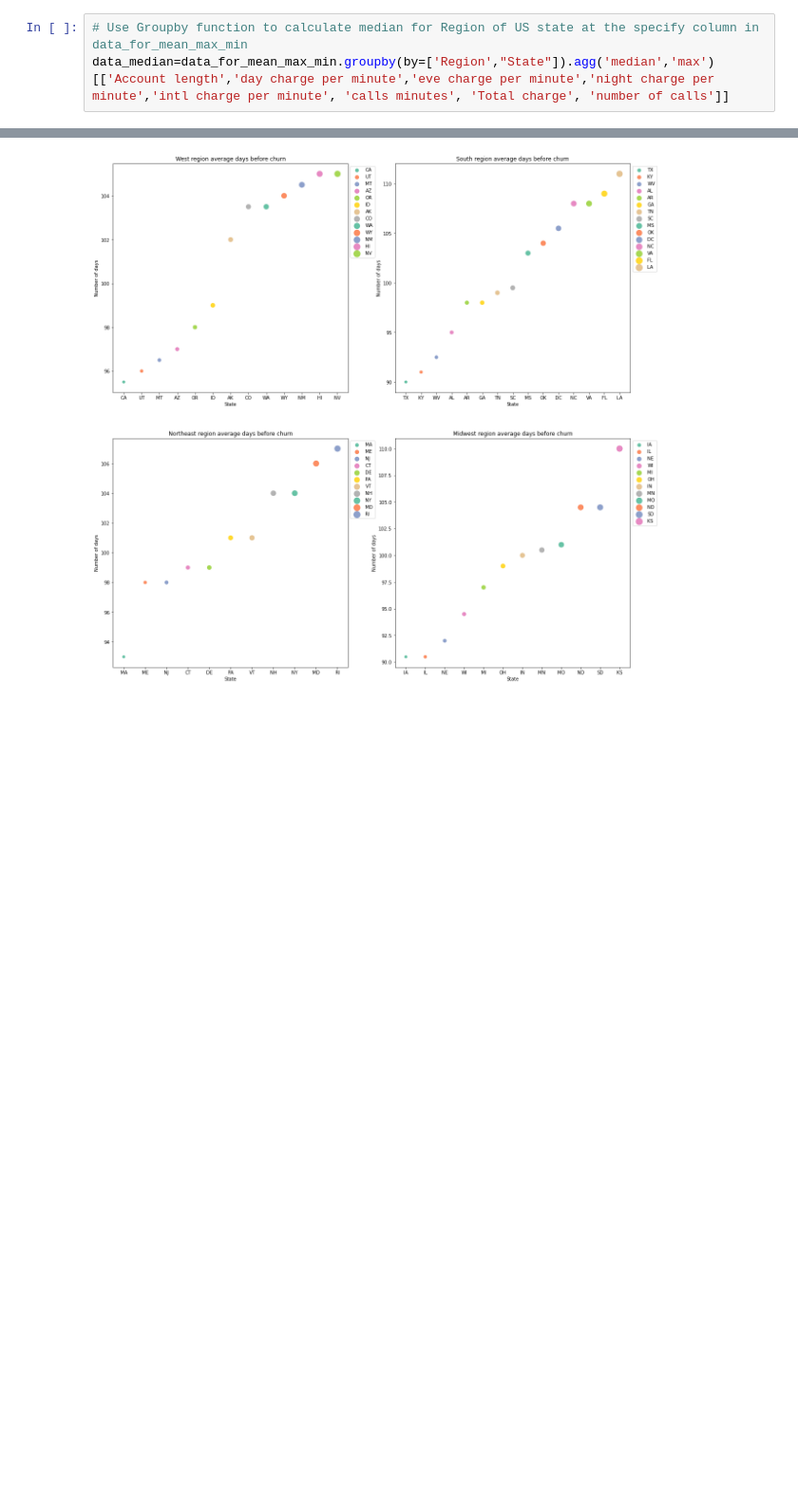
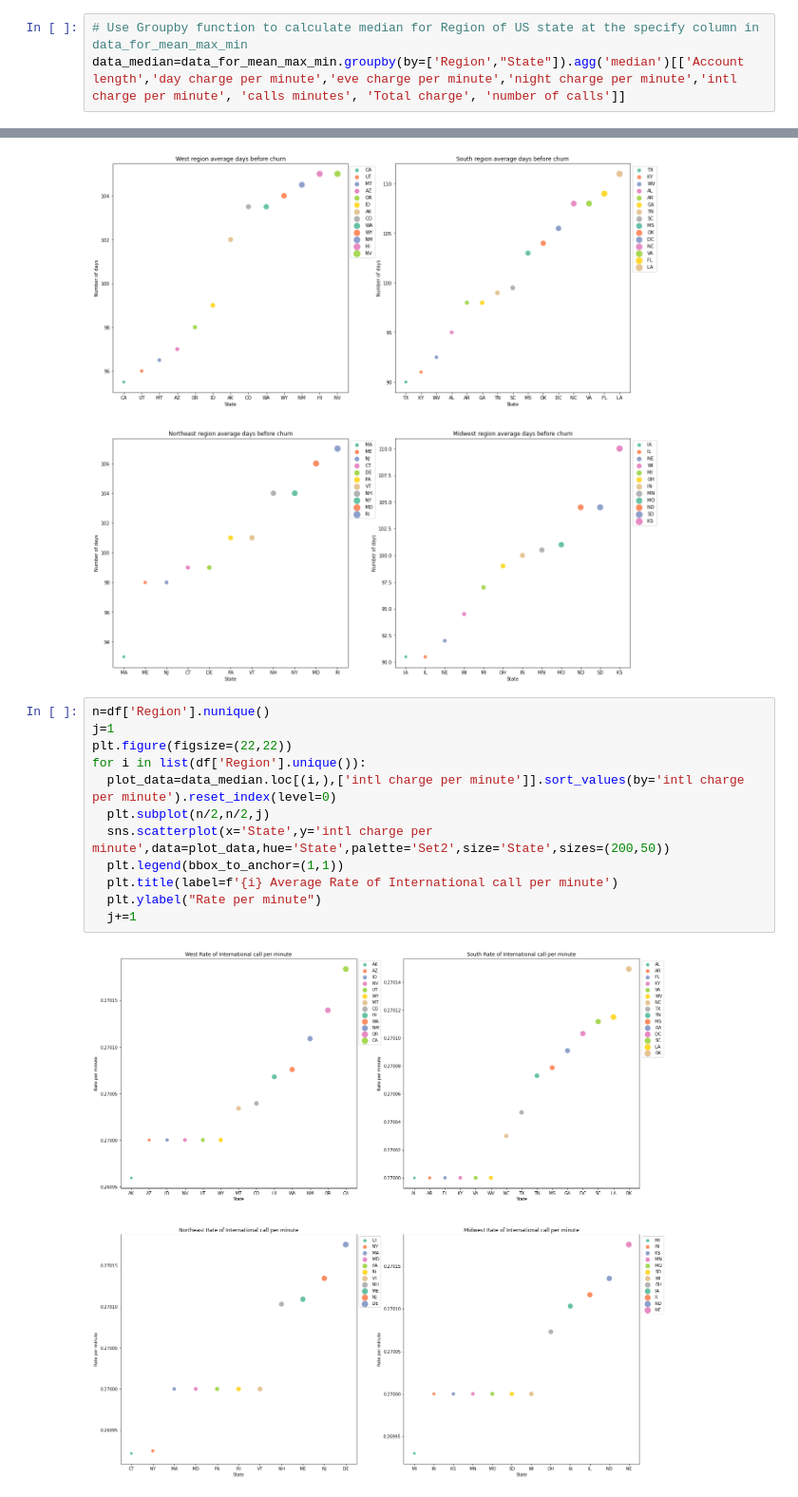
Before and after one commit to parasgupta1995/Almabetter-Capstone-project, a Jupyter notebook: _telecom_churn_analysis_almabetter_capstone_project.ipynb, the cells around one changed output, grey strips where cells are left out. Shown at 95% size. Saved outputs shown, nothing was run; the diff lists cells and outputs as text; blank space fills up the shorter version.

```diff
--- a/_telecom_churn_analysis_almabetter_capstone_project.ipynb
+++ b/_telecom_churn_analysis_almabetter_capstone_project.ipynb
@@ -216,7 +218,7 @@ df['intl charge per minute']=df.apply(lambda x: charge_per_minute(x['Total intl
 data_for_mean_max_min=df[['Account length','State','Number vmail messages','day charge per minute','eve charge per minute','night charge per minute','intl charge per minute', 'calls minutes', 'Total charge', 'number of calls','Region',]]
 # %%
 # Use Groupby function to calculate median for Region of US state at the specify column in data_for_mean_max_min
-data_median=data_for_mean_max_min.groupby(by=['Region',"State"]).agg('median','max')[['Account length','day charge per minute','eve charge per minute','night charge per minute','intl charge per minute', 'calls minutes', 'Total charge', 'number of calls']]
+data_median=data_for_mean_max_min.groupby(by=['Region',"State"]).agg('median')[['Account length','day charge per minute','eve charge per minute','night charge per minute','intl charge per minute', 'calls minutes', 'Total charge', 'number of calls']]
 # %%
 plot_data=data_median.loc[('Midwest',),['Account length']].sort_values(by='Account length').reset_index(level=0)
 # %%
@@ -234,3 +236,17 @@ for i in list(df['Region'].unique()):
   j+=1
 # %% [output]
 [figure]
+# %%
+n=df['Region'].nunique()
+j=1
+plt.figure(figsize=(22,22))
+for i in list(df['Region'].unique()):
+  plot_data=data_median.loc[(i,),['intl charge per minute']].sort_values(by='intl charge per minute').reset_index(level=0)
+  plt.subplot(n/2,n/2,j)
+  sns.scatterplot(x='State',y='intl charge per minute',data=plot_data,hue='State',palette='Set2',size='State',sizes=(200,50))
+  plt.legend(bbox_to_anchor=(1,1))
+  plt.title(label=f'{i} Average Rate of International call per minute')
+  plt.ylabel("Rate per minute")
+  j+=1
+# %% [output]
+[figure, added]
```
Also changed, not shown: parts of 8 cells of this notebook.
